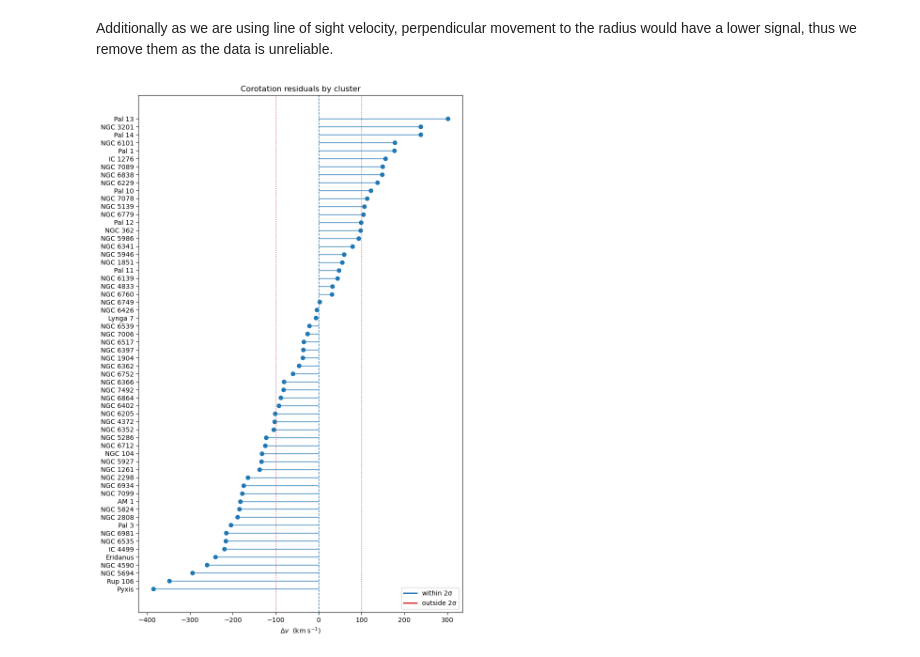
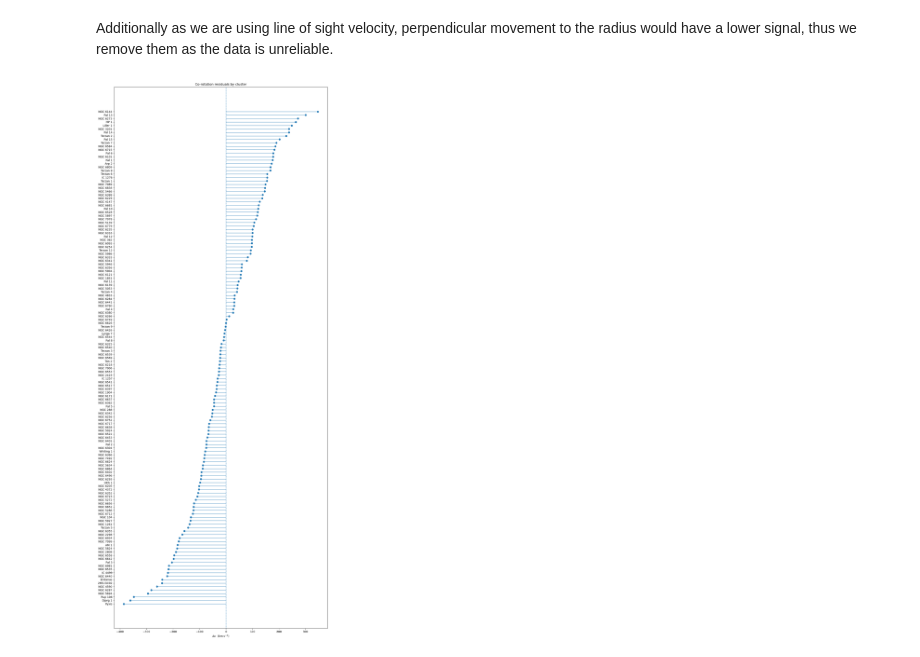
Before and after one commit to Frankyang2002/PHYS3116-Area-51-Interns, a Jupyter notebook: src/rotation_investigation.ipynb, the cells around one changed output. Cells and saved outputs as stored; diff of their text form; code cells hidden in the pictures.

Commit message:
Data completed

```diff
--- a/src/rotation_investigation.ipynb
+++ b/src/rotation_investigation.ipynb
@@ -133,7 +133,9 @@ Which comes from the projection of the predicted velocity into the line of sight
 # %%
 V_c = 230
 rotation_data['v_GSRmodel'] = (
-  ((R0/rotation_data['R']) * V_c - V_0) * np.sin(l) * np.cos(b)
+  ((R0/rotation_data['R']) * V_c - V_0) *
+  np.sin(l) *
+  np.cos(b)
 )
 rotation_data.head()
 # %% [output]
@@ -179,42 +165,27 @@ rotation_data[['ID', 'v_delta']]
 # %% [markdown]
 Additionally as we are using line of sight velocity, perpendicular movement to the radius would have a lower signal, thus we remove them as the data is unreliable.
 # %%
-s = np.sin(l) * np.cos(b)
-# We remove ones where they are moving perpendicular, so we cant find rotation from LOS and thus is invalid for this test
-mask = np.abs(s) >= 0.3
-filtered = rotation_data.loc[mask].copy()
-filtered['v_delta'] = filtered['v_GSR'] - filtered['v_GSRmodel']
-
-results = filtered[['ID', 'v_delta']].dropna().sort_values('v_delta')
-results = results.sort_values('v_delta')                       # sort
+results = rotation_data[['ID', 'v_delta']].dropna().sort_values('v_delta')
+results = results.sort_values('v_delta')
 
 y = np.arange(len(results))
-fig, ax = plt.subplots(figsize=(8, max(4, len(results)*0.2)))
-
+fig, ax = plt.subplots(figsize=(12, max(4, len(results)*0.2)))
 
 # lollipop display things
 ax.hlines(y, 0, results['v_delta'], linewidth=1)
 ax.plot(results['v_delta'], y, 'o')
 
 # zero line in the middle
 ax.axvline(0, linestyle='--', linewidth=1)
 
-
-# Arbitrary value of 100 sigma to check
-ax.axvline(100, ls=':', lw=1, color='tab:red')
-ax.axvline(-100, ls=':', lw=1, color='tab:red')
-
-from matplotlib.lines import Line2D
-handles = [Line2D([0],[0], color='tab:blue', lw=2, label='within 2σ'),
-           Line2D([0],[0], color='tab:red',  lw=2, label='outside 2σ')]
-ax.legend(handles=handles, loc='lower right')
-
 ax.set_yticks(y)
 ax.set_yticklabels(results['ID'])
+
 ax.set_xlabel(r'$\Delta v$  (km s$^{-1}$)')
-ax.set_title('Corotation residuals by cluster')
+
+ax.set_title('Co-rotation residuals by cluster')
 plt.tight_layout()
 plt.show()
 # %% [output]
-[figure, old version]
+[figure, new version]
 # %%
```
Also changed, not shown: parts of 5 cells of this notebook.
